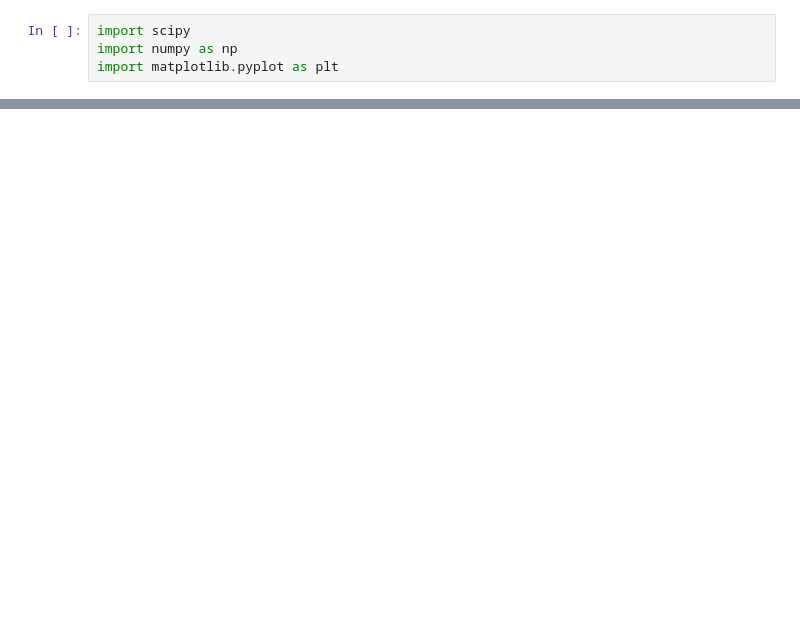
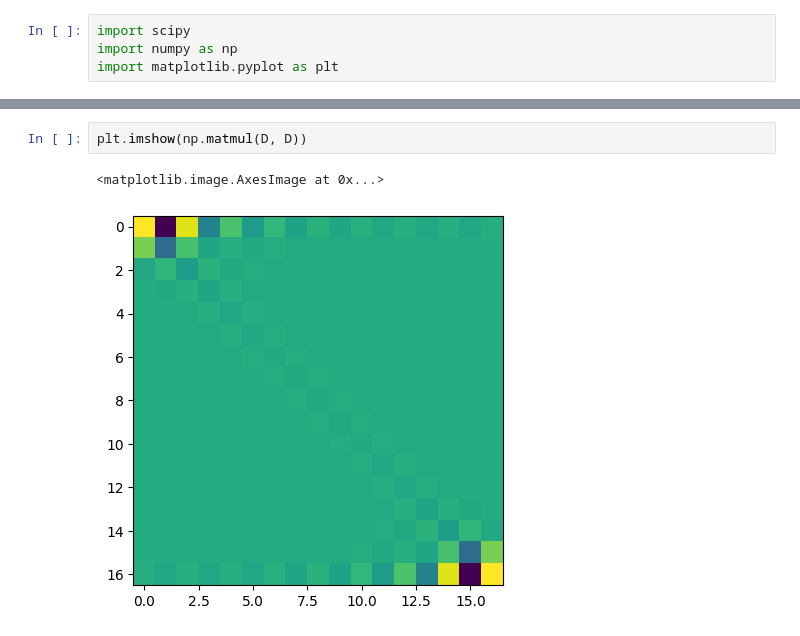
Before and after one commit to KunkelAlexander/fdm-hybrid-scheme, a Jupyter notebook: demonstration/Chebyshev.ipynb, the cells around one changed output, grey strips where cells are left out. Drawn from its saved outputs; the diff is of its cells as text; blank space fills up the shorter version.

```diff
--- a/demonstration/Chebyshev.ipynb
+++ b/demonstration/Chebyshev.ipynb
@@ -21,0 +157,5 @@ print(f - 1)
+# %%
+plt.imshow(np.matmul(D, D))
+# %% [output]
+<matplotlib.image.AxesImage at 0x...>
+[figure, added]
```
Also changed, not shown: parts of 13 cells of this notebook, 6 other files.
